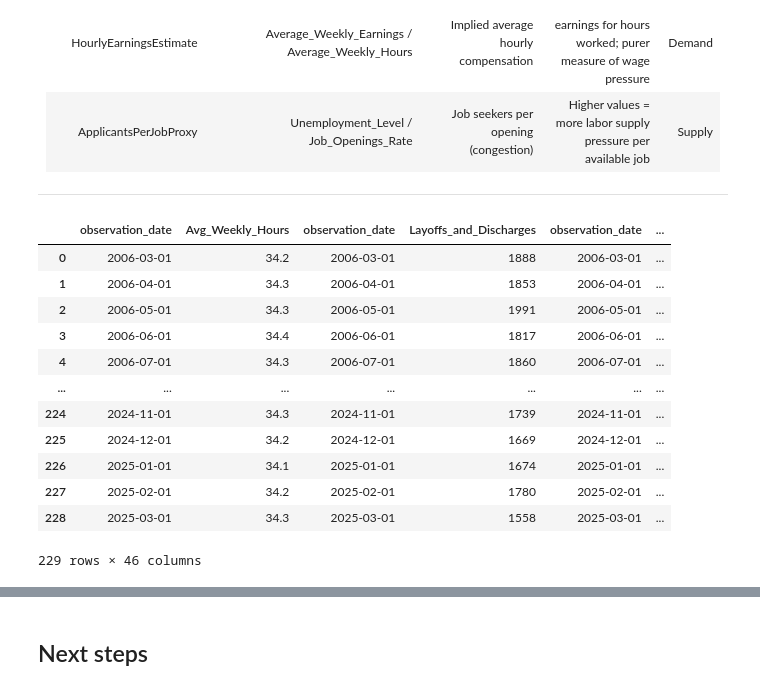
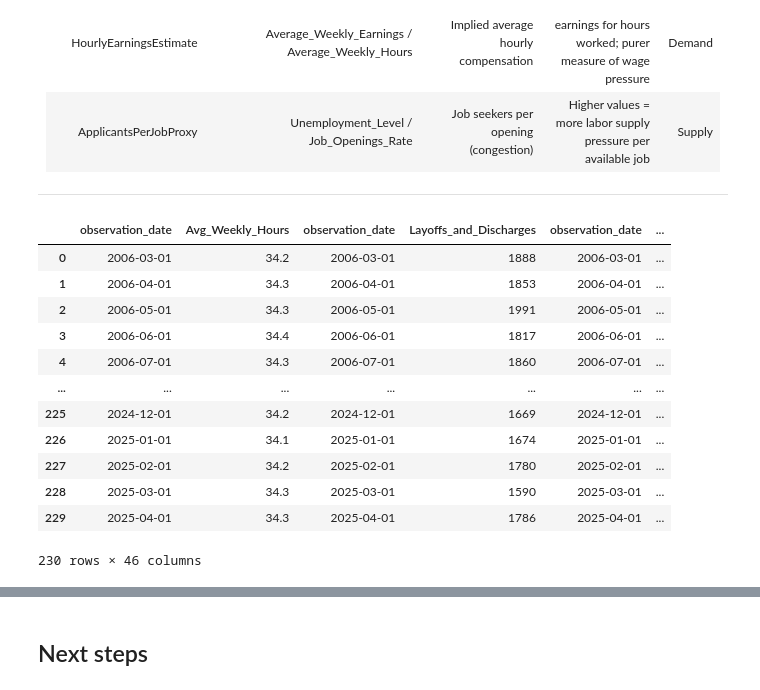
Before and after one commit to Makster04/Labor_Market_Index, a Jupyter notebook: Demand_vs_Supply.ipynb, the cells around one changed output, grey strips where cells are left out. Cells and saved outputs as stored; diff of their text form; code cells hidden in the pictures.

```diff
--- a/Demand_vs_Supply.ipynb
+++ b/Demand_vs_Supply.ipynb
@@ -33,13 +33,13 @@ import sqlite3
 
 # Load CSV files into DataFrames
 
-Layoffs_df = pd.read_csv('Demand_vs_Supply/Layoffs.csv')
-Total_Seperations_df = pd.read_csv('Demand_vs_Supply/Total_Seperations.csv')
+Layoffs_df = pd.read_csv('JOLTS/Layoffs.csv')
+Total_Seperations_df = pd.read_csv('JOLTS/Total_Seperations.csv')
 Temp_Help_Employment_df = pd.read_csv('Demand_vs_Supply/Temporary_Help_Services_Employment.csv')
 Avg_Weekly_Earnings_df = pd.read_csv('Demand_vs_Supply/Average_Weekly_Earnings.csv')
 Avg_Weekly_Hours_df = pd.read_csv('Demand_vs_Supply/Average_Weekly_Hours.csv')
 Median_Hourly_Wage_Growth_df = pd.read_csv('Demand_vs_Supply/Median_Hourly_Wage_Growth.csv')
-Total_Pop_df = pd.read_csv('Demand_vs_Supply/Total_Population.csv')
+Total_Pop_df = pd.read_csv('JOLTS/Total_Population.csv')
 Not_in_Labor_Force_df = pd.read_csv('Demand_vs_Supply/Not_in_Labor_Force.csv')
 U6_Unempoyment_df = pd.read_csv('Demand_vs_Supply/U6_Unemployment_Rate.csv')
 U3_Unempoyment_df = pd.read_csv('Demand_vs_Supply/U3_Unemployment_Rate.csv')
@@ -49,10 +49,10 @@ Prime_Employment_to_Pop_Ratio_df = pd.read_csv('Demand_vs_Supply/Prime_Employmen
 CPI_df = pd.read_csv('Demand_vs_Supply/CPI.csv')
 Median_Weeks_Unemployed_df= pd.read_csv('Demand_vs_Supply/Median_Weeks_Unemployed.csv')
 Initial_Jobless_Claims_df = pd.read_csv('Demand_vs_Supply/Initial_Jobless_Claims.csv')
-Job_Openings_Rate_df = pd.read_csv('Demand_vs_Supply/Job_Openings_Rate.csv')
-Quits_Rate_df = pd.read_csv('Demand_vs_Supply/Quits_Rate.csv')
+Job_Openings_Rate_df = pd.read_csv('JOLTS/Job_Openings_Rate.csv')
+Quits_Rate_df = pd.read_csv('JOLTS/Quits_Rate.csv')
 Unemployment_Level_df = pd.read_csv('Demand_vs_Supply/Unemployment_Level.csv')
-Hires_Rate_df = pd.read_csv('Demand_vs_Supply/Hires_Rate.csv')
+Hires_Rate_df = pd.read_csv('JOLTS/Hires_Rate.csv')
 NILFWJN_df = pd.read_csv('Demand_vs_Supply/NILFWJN.csv')
 Not_in_Labor_Force_df = pd.read_csv('Demand_vs_Supply/Not_in_Labor_Force.csv')
 Marginally_Attached_df = pd.read_csv('Demand_vs_Supply/Marginally_Attached.csv')
@@ -117,39 +117,39 @@ JOIN Median_Weeks_Unemployed ON Weekly_Hours.observation_date = Median_Weeks_Une
 JOIN Initial_Claims ON Weekly_Hours.observation_date = Initial_Claims.observation_date
 JOIN NILFWJN ON Weekly_Hours.observation_date = NILFWJN.observation_date
 JOIN Not_in_Labor_Force ON Weekly_Hours.observation_date = Not_in_Labor_Force.observation_date
 JOIN Marginally_Attached ON Weekly_Hours.observation_date = Marginally_Attached.observation_date
 JOIN Involuntary_Part_Time ON Weekly_Hours.observation_date = Involuntary_Part_Time.observation_date
 
 """
 
 
 # Execute the query and load results into a DataFrame
 Supply_Demand_Indicators_df = pd.read_sql_query(sql_query, conn)
 
 # Save the merged DataFrame to a new CSV file
 # csv_filename = "Stats/All_Player_Numbers.csv"
 # Player_Numbers_df.to_csv(csv_filename, index=False)
 
 # Close the connection
 conn.close()
 
 # Provide the file to the user
 
 Supply_Demand_Indicators_df
 # %% [output]
 |  | observation_date | Avg_Weekly_Hours | observation_date | Layoffs_and_Discharges | observation_date | ... |
 | 0 | 2006-03-01 | 34.2 | 2006-03-01 | 1888 | 2006-03-01 | ... |
 | 1 | 2006-04-01 | 34.3 | 2006-04-01 | 1853 | 2006-04-01 | ... |
 | 2 | 2006-05-01 | 34.3 | 2006-05-01 | 1991 | 2006-05-01 | ... |
 | 3 | 2006-06-01 | 34.4 | 2006-06-01 | 1817 | 2006-06-01 | ... |
 | 4 | 2006-07-01 | 34.3 | 2006-07-01 | 1860 | 2006-07-01 | ... |
 | ... | ... | ... | ... | ... | ... | ... |
-| 224 | 2024-11-01 | 34.3 | 2024-11-01 | 1739 | 2024-11-01 | ... |
 | 225 | 2024-12-01 | 34.2 | 2024-12-01 | 1669 | 2024-12-01 | ... |
 | 226 | 2025-01-01 | 34.1 | 2025-01-01 | 1674 | 2025-01-01 | ... |
 | 227 | 2025-02-01 | 34.2 | 2025-02-01 | 1780 | 2025-02-01 | ... |
-| 228 | 2025-03-01 | 34.3 | 2025-03-01 | 1558 | 2025-03-01 | ... |
+| 228 | 2025-03-01 | 34.3 | 2025-03-01 | 1590 | 2025-03-01 | ... |
+| 229 | 2025-04-01 | 34.3 | 2025-04-01 | 1786 | 2025-04-01 | ... |
-229 rows × 46 columns
+230 rows × 46 columns
 # %%
 Supply_Demand_Indicators_df = Supply_Demand_Indicators_df.loc[:, ~Supply_Demand_Indicators_df.columns.duplicated()]
 
```
Also changed, not shown: parts of 48 cells of this notebook, 9 other files.
